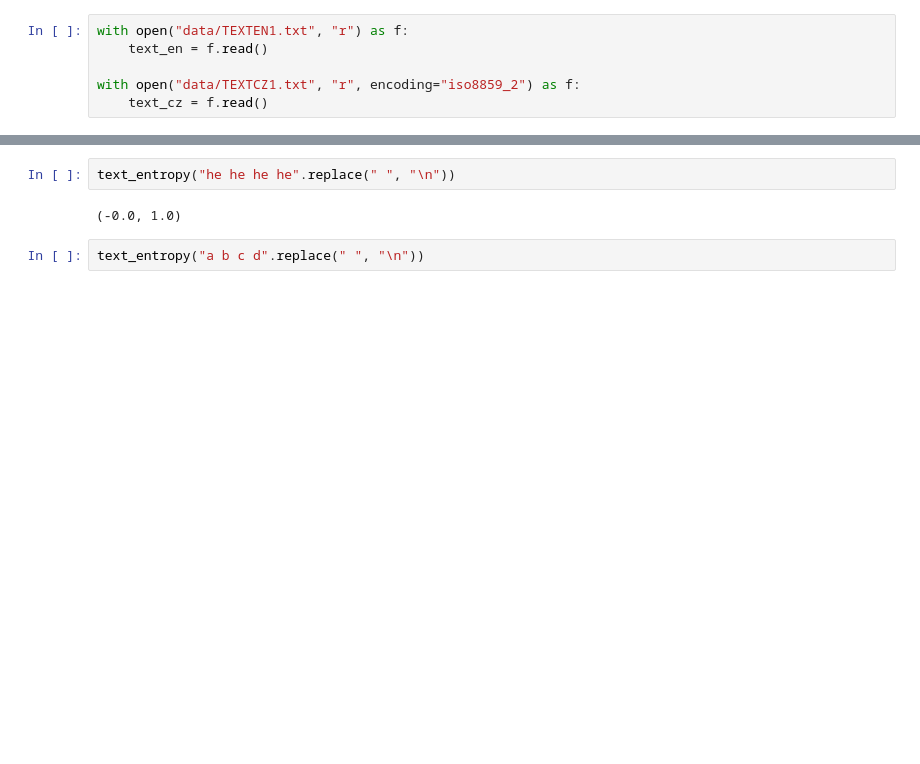
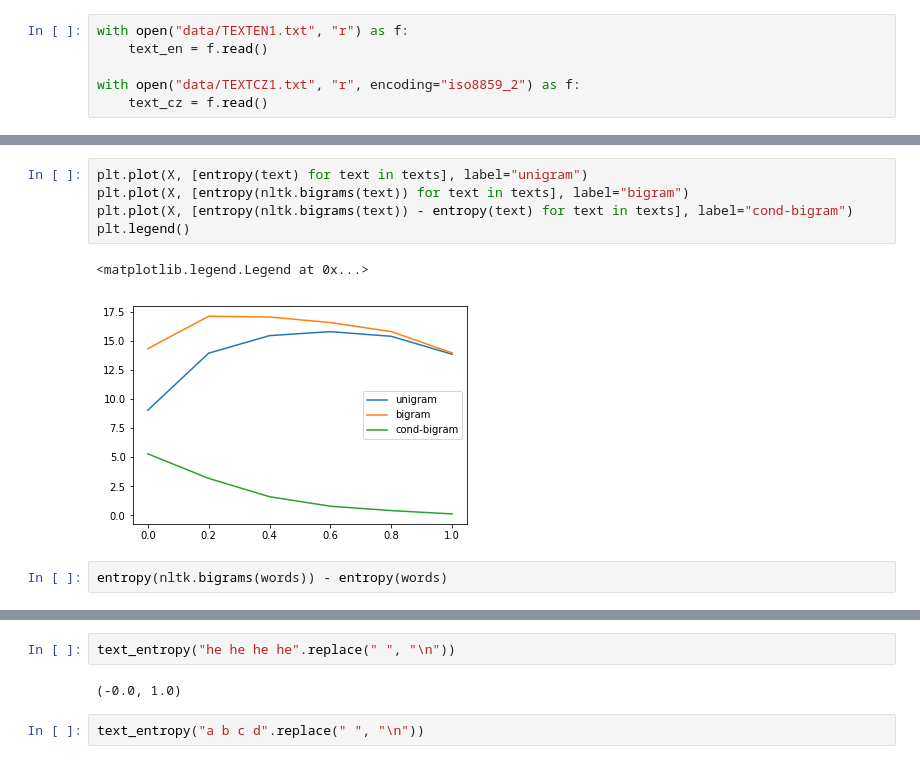
Before and after one commit to darthdeus/npfl097, a Jupyter notebook: NPFL067 Assignment - Exploring Entropy and Language Modeling.ipynb, the cells around one changed output, grey strips where cells are left out. Drawn from its saved outputs; the diff is of its cells as text; blank space fills up the shorter version.

```diff
--- a/NPFL067 Assignment - Exploring Entropy and Language Modeling.ipynb
+++ b/NPFL067 Assignment - Exploring Entropy and Language Modeling.ipynb
@@ -42,0 +117,10 @@ def perturb(text, p):
+# %%
+plt.plot(X, [entropy(text) for text in texts], label="unigram")
+plt.plot(X, [entropy(nltk.bigrams(text)) for text in texts], label="bigram")
+plt.plot(X, [entropy(nltk.bigrams(text)) - entropy(text) for text in texts], label="cond-bigram")
+plt.legend()
+# %% [output]
+<matplotlib.legend.Legend at 0x...>
+[figure, added]
+# %%
+entropy(nltk.bigrams(words)) - entropy(words)
```
Also changed, not shown: parts of 25 cells of this notebook.
